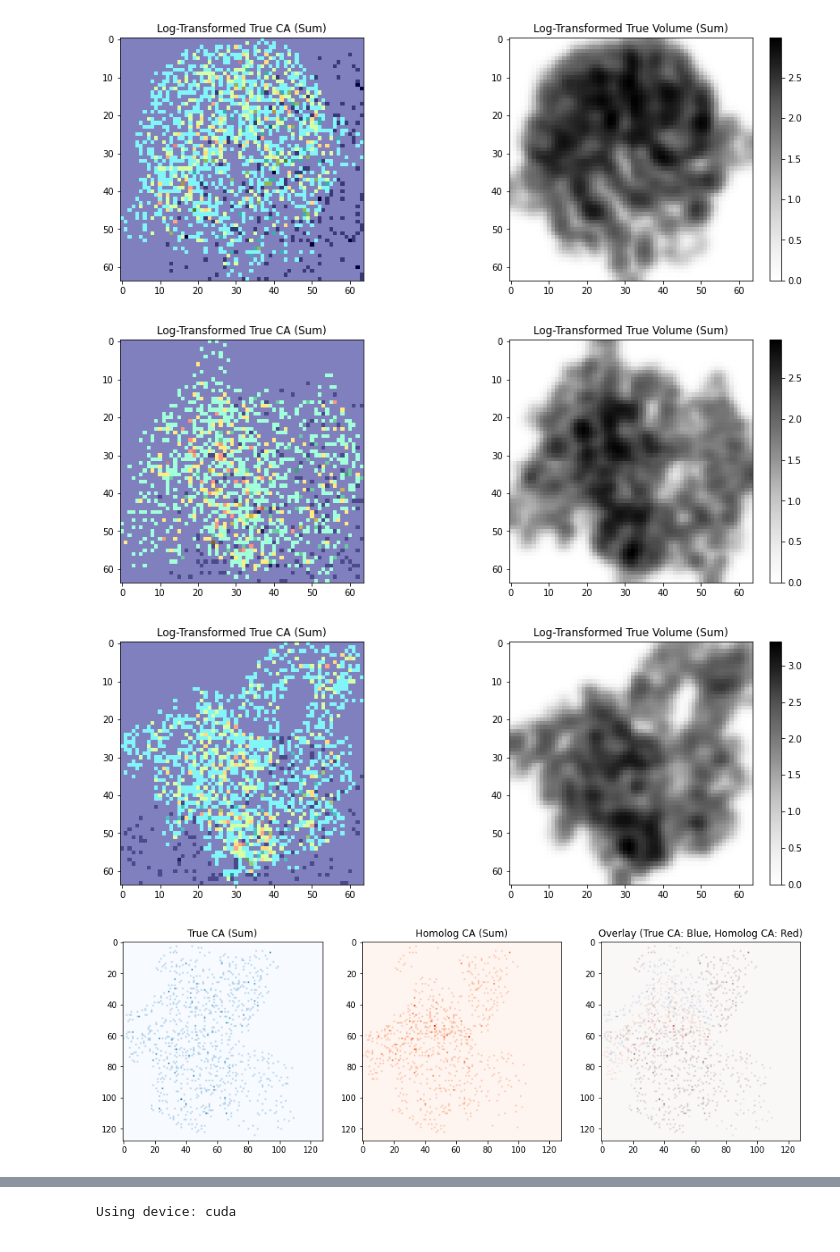
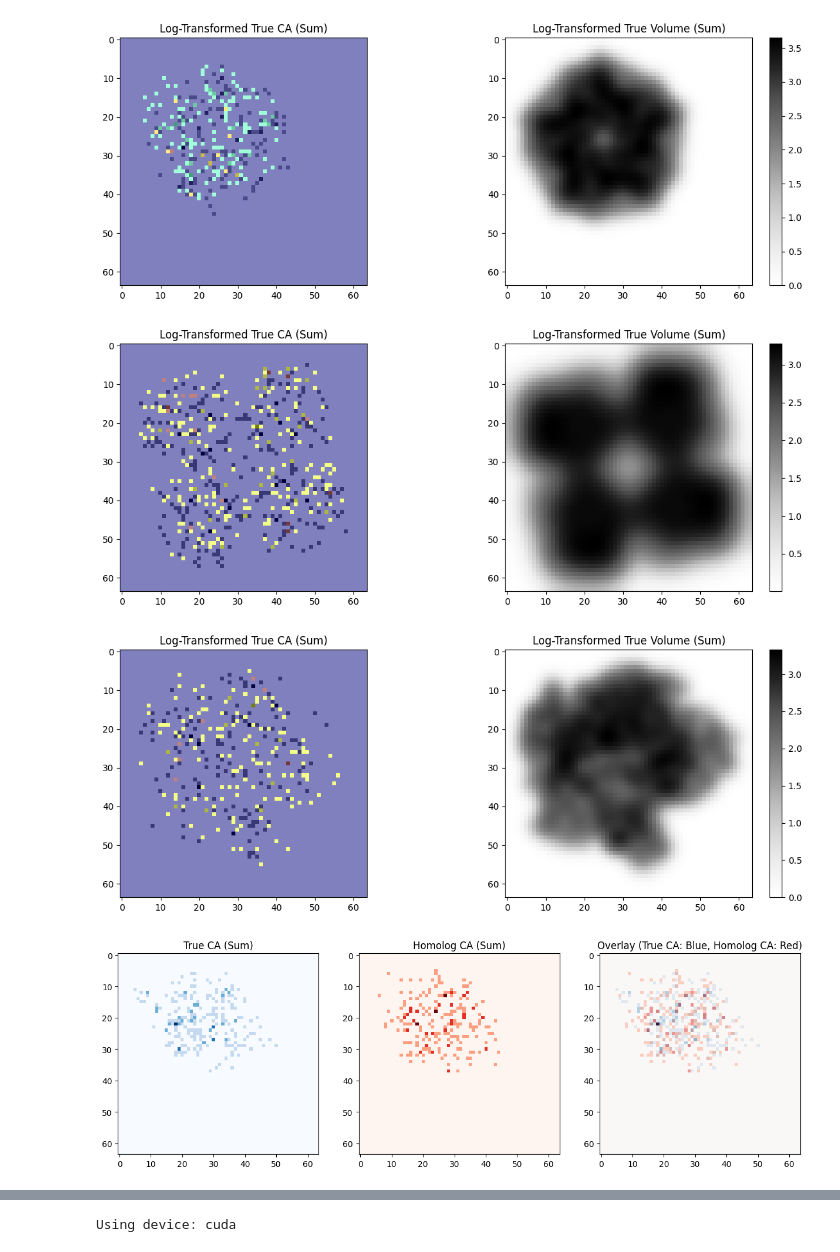
Before and after one commit to jtcarrion/CryoJAM, a Jupyter notebook: data/cryo_data.ipynb, the cells around one changed output, grey strips where cells are left out. Cells and saved outputs as stored; diff of their text form; code cells hidden in the pictures.

```diff
--- a/data/cryo_data.ipynb
+++ b/data/cryo_data.ipynb
@@ -121,7 +104,7 @@ import torch
 from torch.utils.data import DataLoader, random_split
 
 dataset_size = len(dataset)
-train_size = int(0.9 * dataset_size)  # 80% for training
+train_size = int(0.95 * dataset_size)  # 80% for training
 test_size = dataset_size - train_size  # 20% for testing
 
 train_dataset, test_dataset = random_split(dataset, [train_size, test_size])
@@ -130,9 +113,7 @@ train_dataset, test_dataset = random_split(dataset, [train_size, test_size])
 train_loader = DataLoader(train_dataset, batch_size=1, shuffle=True)
 test_loader = DataLoader(test_dataset, batch_size=1, shuffle=False)
 
-for batch in train_loader:
-    print(f"Batch homolog_ca shape: {batch['homolog_ca'].shape}")
-    print(f"Batch true_vol shape: {batch['true_vol'].shape}")
-    print(f"Batch true_ca shape: {batch['true_ca'].shape}")
-    break;
+# Length of the train loader
+print(len(train_loader))
+print(len(test_loader))
 # %% [output]
@@ -147,9 +127,9 @@ def visualize_data(loader, num_batches=1, start_layer=0, end_layer=63):
     for i, batch in enumerate(loader):
         if i >= num_batches:
             break
-        true_ca = batch['true_ca'].numpy()
-        homolog_ca = batch['homolog_ca'].numpy()
-        true_vol = batch['true_vol'].numpy()
+        true_ca = batch['gt_voxel'].numpy()
+        homolog_ca = batch['homolog_3'].numpy()
+        true_vol = batch['syn_density'].numpy()
 
         # Take the sum over the specified range of layers
         true_ca_sum = np.sum(true_ca[:, :, :, start_layer:end_layer+1], axis=3)
@@ -177,9 +157,9 @@ def visualize_data(loader, num_batches=1, start_layer=0, end_layer=63):
     for i, batch in enumerate(loader):
         if i >= num_batches:
             break
-        true_ca = batch['true_ca'].numpy()
-        homolog_ca = batch['homolog_ca'].numpy()
-        true_vol = batch['true_vol'].numpy()
+        true_ca = batch['gt_voxel'].numpy()
+        homolog_ca = batch['homolog_3'].numpy()
+        true_vol = batch['syn_density'].numpy()
 
         # Take the sum over the specified range of layers
         true_ca_sum = np.sum(true_ca[:, :, :, start_layer:end_layer+1], axis=3)
@@ -188,36 +168,36 @@ def visualize_data(loader, num_batches=1, start_layer=0, end_layer=63):
 
         # Apply logarithmic transformation to the data
         true_ca_sum_log = np.log(true_ca_sum + 1)  # Add 1 to avoid log(0)
         homolog_ca_sum_log = np.log(homolog_ca_sum + 1)  # Add 1 to avoid log(0)
         true_vol_sum_log = np.log(true_vol_sum + 1)  # Add 1 to avoid log(0)
 
         # Create a new figure
         fig, ax = plt.subplots(1, 2, figsize=(15, 5))
 
         # Visualize the log-transformed True CA (sum) with a colormap
         ax[0].imshow(true_ca_sum_log[0], cmap='Greys')
         ax[0].set_title('Log-Transformed True CA (Sum)')
 
         # Overlay the log-transformed Homolog CA graph on top of True CA with a different colormap
         ax[0].imshow(homolog_ca_sum_log[0], cmap='jet', alpha=0.5)
 
         # Visualize the log-transformed True Volume (sum)
         ax[1].imshow(true_vol_sum_log[0], cmap='Greys')
         ax[1].set_title('Log-Transformed True Volume (Sum)')
 
         # Add a colorbar to the plot to indicate the color mapping
         plt.colorbar(ax[1].imshow(true_vol_sum_log[0], cmap='Greys'), ax=ax[1])
 
         # Show the plot
         plt.show()
 
 
 # Visualize some data from the train loader
 visualize_data(train_loader, num_batches=3)
 # %% [output]
-[figure, old version]
+[figure, new version]
-[figure, old version]
+[figure, new version]
-[figure, old version]
+[figure, new version]
 # %%
 import matplotlib.pyplot as plt
 import numpy as np
@@ -226,9 +206,9 @@ def visualize_data(loader, num_batches=1, start_layer=0, end_layer=63):
     for i, batch in enumerate(loader):
         if i >= num_batches:
             break
-        true_ca = batch['true_ca'].numpy()
-        homolog_ca = batch['homolog_ca'].numpy()
-        true_vol = batch['true_vol'].numpy()
+        true_ca = batch['gt_voxel'].numpy()
+        homolog_ca = batch['homolog_3'].numpy()
+        true_vol = batch['syn_density'].numpy()
 
         # Take the sum over the specified range of layers
         true_ca_sum = np.sum(true_ca[:, :, :, start_layer:end_layer+1], axis=3)
@@ -257,7 +237,7 @@ def visualize_data(loader, num_batches=1, start_layer=0, end_layer=63):
 # Example usage
 visualize_data(train_loader)
 # %% [output]
-[figure, old version]
+[figure, new version]
 # %%
 import matplotlib.pyplot as plt
 import numpy as np
```
Also changed, not shown: parts of 10 cells of this notebook, 2 other files.
